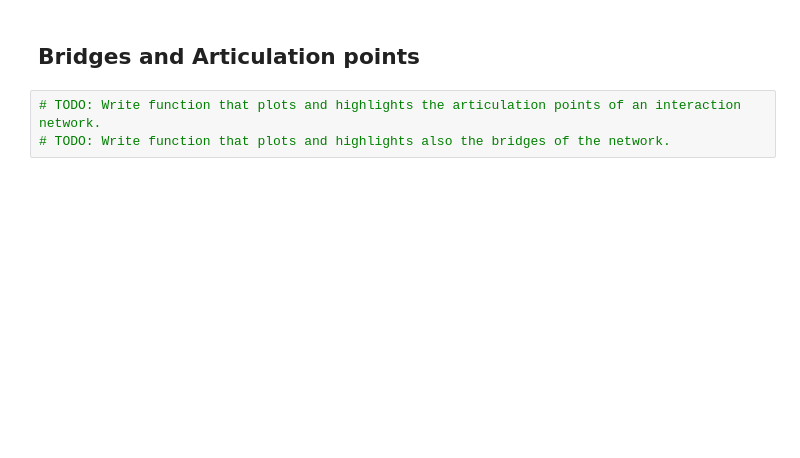
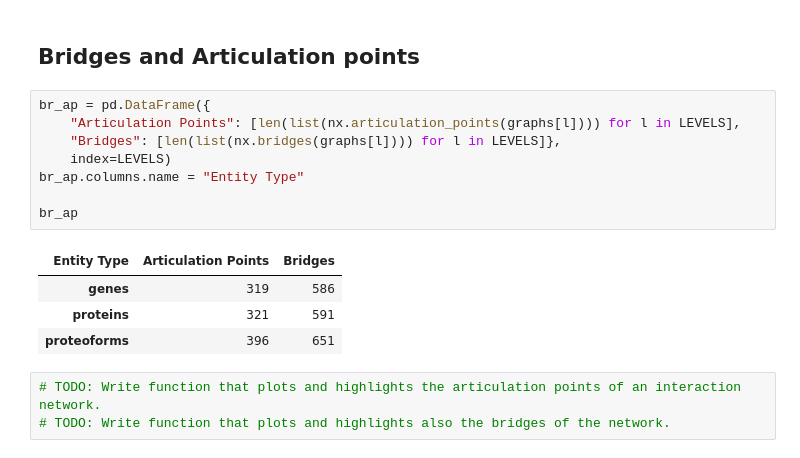
Before and after one commit to PathwayAnalysisPlatform/ProteoformNetworks, a Jupyter notebook: src/Python/analysis_network_topology.ipynb, the cells around one changed output. Cells and saved outputs as stored; diff of their text form; blank space fills up the shorter version.

Commit message:
Full networks bridges and art points analysis.

```diff
--- a/src/Python/analysis_network_topology.ipynb
+++ b/src/Python/analysis_network_topology.ipynb
@@ -117,5 +114,18 @@ plt.legend();
 # %% [markdown]
 ## Bridges and Articulation points
+# %%
+br_ap = pd.DataFrame({
+    "Articulation Points": [len(list(nx.articulation_points(graphs[l]))) for l in LEVELS],
+    "Bridges": [len(list(nx.bridges(graphs[l]))) for l in LEVELS]},
+    index=LEVELS)
+br_ap.columns.name = "Entity Type"
+
+br_ap
+# %% [output]
+| Entity Type | Articulation Points | Bridges |
+| genes | 319 | 586 |
+| proteins | 321 | 591 |
+| proteoforms | 396 | 651 |
 # %%
 # TODO: Write function that plots and highlights the articulation points of an interaction network.
 # TODO: Write function that plots and highlights also the bridges of the network.
```
Also changed, not shown: parts of 3 cells of this notebook.
